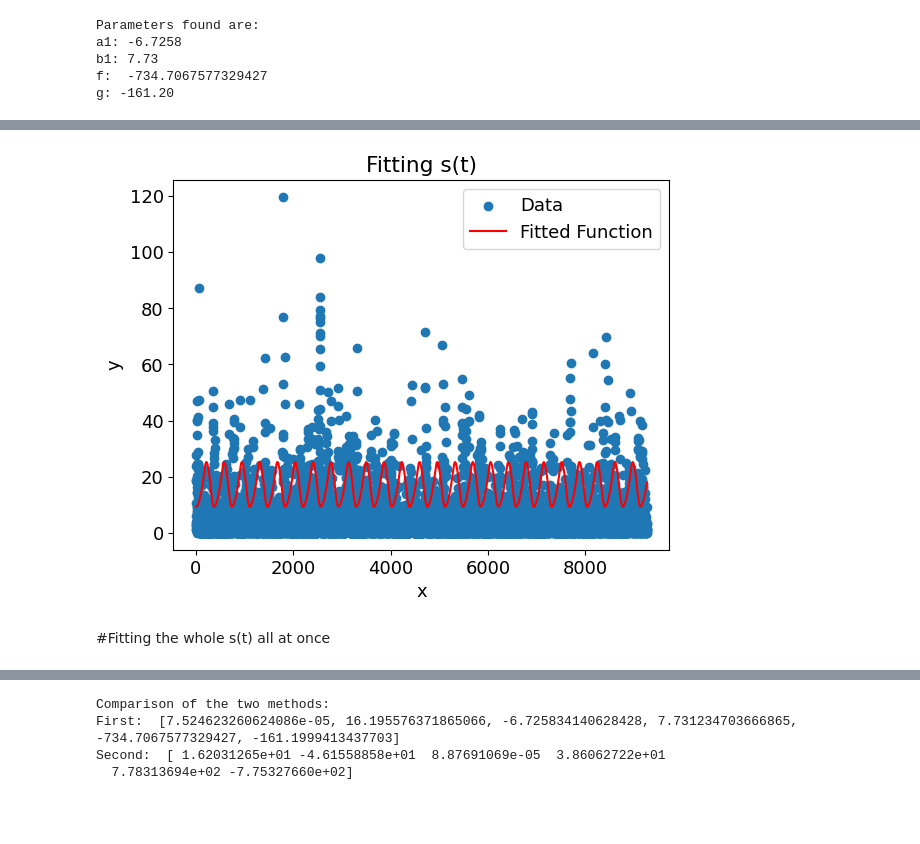
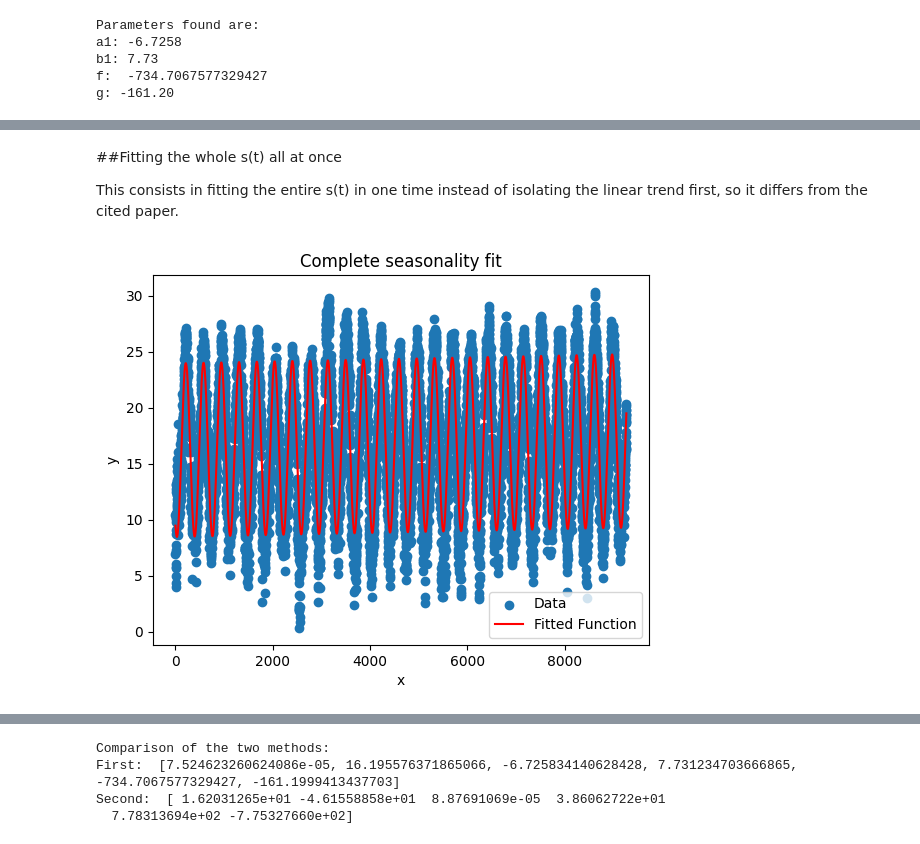
Before and after one commit to FrancescoZanni/Temperature, a Jupyter notebook: Temperature.ipynb, the cells around one changed output, grey strips where cells are left out. Saved outputs shown, nothing was run; the diff lists cells and outputs as text; code cells hidden in the pictures; blank space fills up the shorter version.

```diff
--- a/Temperature.ipynb
+++ b/Temperature.ipynb
@@ -332,19 +413,20 @@ pl.plot(autocorr)
+# %% [markdown]
+##Fitting the whole s(t) all at once
+
+This consists in fitting the entire s(t) in one time instead of isolating the linear trend first, so it differs from the cited paper.
 # %%
-vol = y_deseason**2
-params, covariance = curve_fit(sigma2, x, y)
+params, covariance = curve_fit(s, x, y)
 
 
-var_fitted = sigma2(x, *params)
+y_fitcomplete = s(x, *params)
 
 # Plot the original data and the fitted function
-pl.scatter(x, y_deseason**2, label='Data')
-pl.plot(x, var_fitted, 'r-', label='Fitted Function')
+pl.scatter(x, y, label='Data')
+pl.plot(x, y_fitcomplete, 'r-', label='Fitted Function')
 pl.legend()
 pl.xlabel('x')
 pl.ylabel('y')
-pl.title('Fitting s(t)')
+pl.title("Complete seasonality fit")
 pl.show()
 # %% [output]
-[figure, old version]
+[figure, new version]
-# %% [markdown]
-#Fitting the whole s(t) all at once
```
Also changed, not shown: parts of 49 cells of this notebook.
